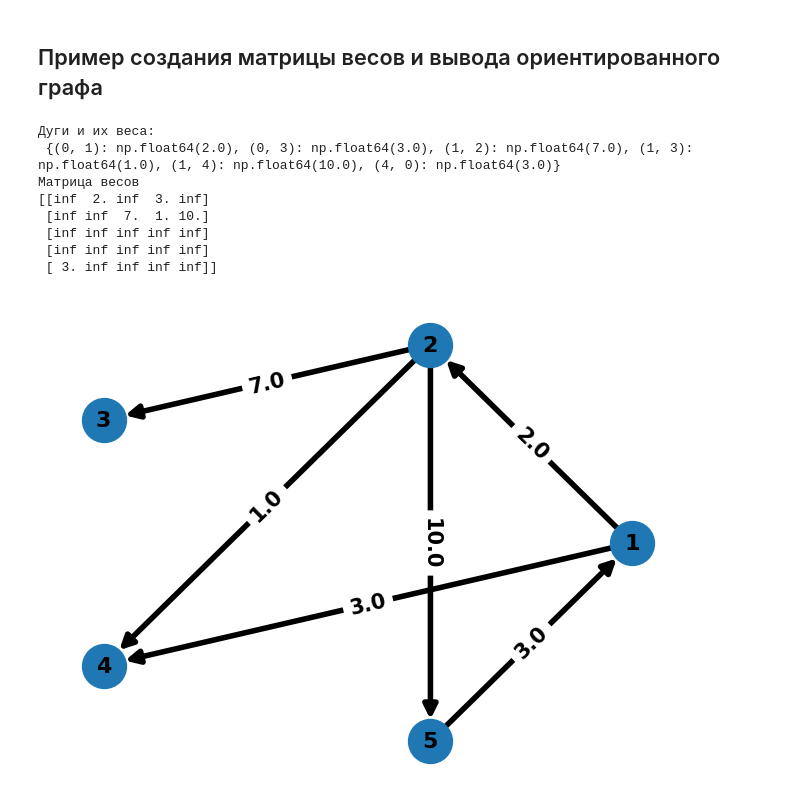
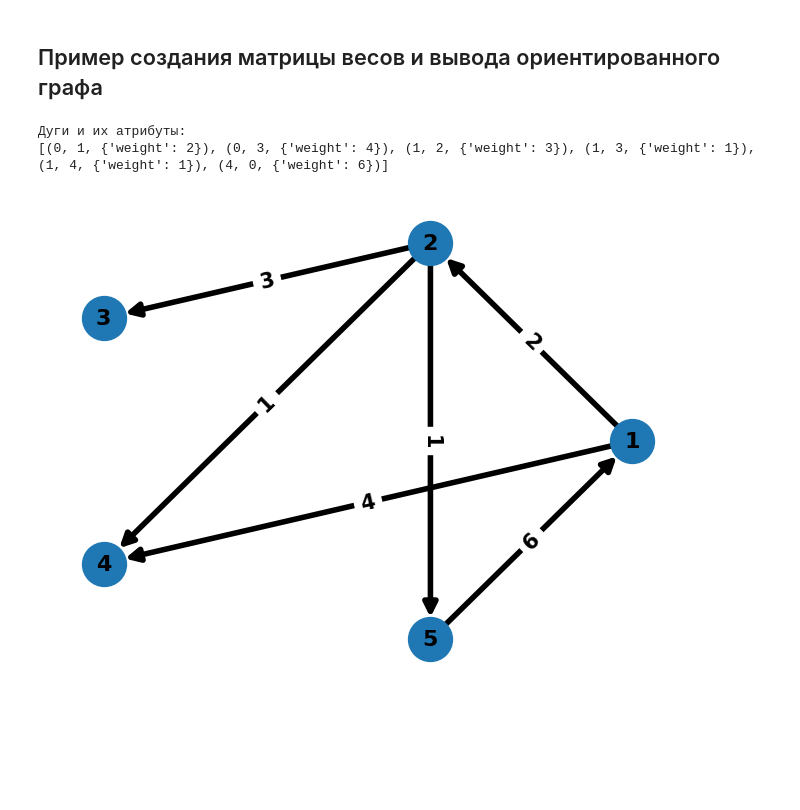
Before and after one commit to ZarevichMikhail/DM-manual, a Jupyter notebook: Методичка_по_ДМ.ipynb, the cells around one changed output. Cells and saved outputs as stored; diff of their text form; code cells hidden in the pictures; blank space fills up the shorter version.

```diff
--- a/Методичка_по_ДМ.ipynb
+++ b/Методичка_по_ДМ.ipynb
@@ -598,11 +670,12 @@ $$S = ((3, 7), (4, 7), (4), (7))$$
 # %% [markdown]
 ## Пример кода, реализующего раскраску.
 # %%
+import random
+import math
+
 import numpy as np
 import matplotlib.pyplot as plt
 import networkx as nx
-import random
-import math
 import bokeh.palettes # Библиотека со списком цветов
 
 
@@ -638,7 +711,7 @@ ms = [[0, 1, 0, 1, 0, 1],
 
 # Список с вершинами, которым нужно присвоить один цвет
 # будет получен в результате алгоритма Магу-Вейсмана
-same_color_nodes = [[1], [3, 4, 6], [2, 5]]
+same_color_nodes = [[3, 4, 6], [2, 5], [1]]
 
 # Сортировка сначала по длине, потом по сумме степеней
 same_color_nodes = sorted(same_color_nodes, reverse = True, key=lambda x: (len(x), search_vertex_power(x)))
@@ -729,60 +868,48 @@ c_{ij}, & \text{конечная величина, если есть дуга и
 # %% [markdown]
 ## Пример создания матрицы весов и вывода ориентированного графа
 # %%
-import numpy as np
-import matplotlib.pyplot as plt
-import networkx as nx
 import math
 import random
 
-ms = [[0, 1, 0, 1, 0],
-      [0, 0, 1, 1, 1],
+import matplotlib.pyplot as plt
+import networkx as nx
+import numpy as np
+
+
+ms = [[0, 2, 0, 4, 0],
+      [0, 0, 3, 1, 1],
       [0, 0, 0, 0, 0],
       [0, 0, 0, 0, 0],
-      [1, 0, 0, 0, 0]]
+      [6, 0, 0, 0, 0]]
 
 nodes_number = 5
 
-# Матрица весов
-# Она должна быть float, т.к. этот тип имеет math.inf
-mv = np.zeros((nodes_number, nodes_number), float)
-
-# заполнение матрицы
-weights = dict()
-for i in range(nodes_number):
-    for j in range(nodes_number):
-        # Если в матрице смежности есть дуга присваевает ей вес
-        if ms[i][j]!= 0:
-              mv[i][j] = random.randint(1,10)
-              tuple = i, j
-              weights[tuple] = mv[i][j]
-        else:
-          mv[i][j] = math.inf
-
-print("Дуги и их веса: \n", weights)
-print("Матрица весов")
-print(mv)
 
 # Для ориентированных графов используется DiGraph
 G = nx.DiGraph(np.matrix(ms))
 pos = nx.circular_layout(G)
+
+
+# Параметр data=True показывает все атрибуты рёбер.
+# В нашем случае будет только атрибут "weight"
+print("Дуги и их атрибуты:")
+print(G.edges(data=True))
+
+# Приведём веса к виду, пригодному для передачи в функцию.
+weights = dict()
+for i,j, weight in G.edges(data="weight"):
+    weights[(i,j)] = weight
 
 labels = {}
 for i in G.nodes():
     labels[i]= i+1
 
 nx.draw(G,pos, font_weight = 'bold', node_size = 1000, width = 4,arrowsize = 20, arrowstyle = "-|>")
 nx.draw_networkx_labels(G, pos, labels, font_size=16, font_weight = 'bold')
 nx.draw_networkx_edge_labels(G, pos, edge_labels = weights, font_size=15, font_weight = 'bold')
 
 plt.show()
 # %% [output]
-Дуги и их веса:
- {(0, 1): np.float64(2.0), (0, 3): np.float64(3.0), (1, 2): np.float64(7.0), (1, 3): np.float64(1.0), (1, 4): np.float64(10.0), (4, 0): np.float64(3.0)}
-Матрица весов
-[[inf  2. inf  3. inf]
- [inf inf  7.  1. 10.]
- [inf inf inf inf inf]
- [inf inf inf inf inf]
- [ 3. inf inf inf inf]]
+Дуги и их атрибуты:
+[(0, 1, {'weight': 2}), (0, 3, {'weight': 4}), (1, 2, {'weight': 3}), (1, 3, {'weight': 1}), (1, 4, {'weight': 1}), (4, 0, {'weight': 6})]
-[figure, old version]
+[figure, new version]
```
Also changed, not shown: parts of 17 cells of this notebook.
